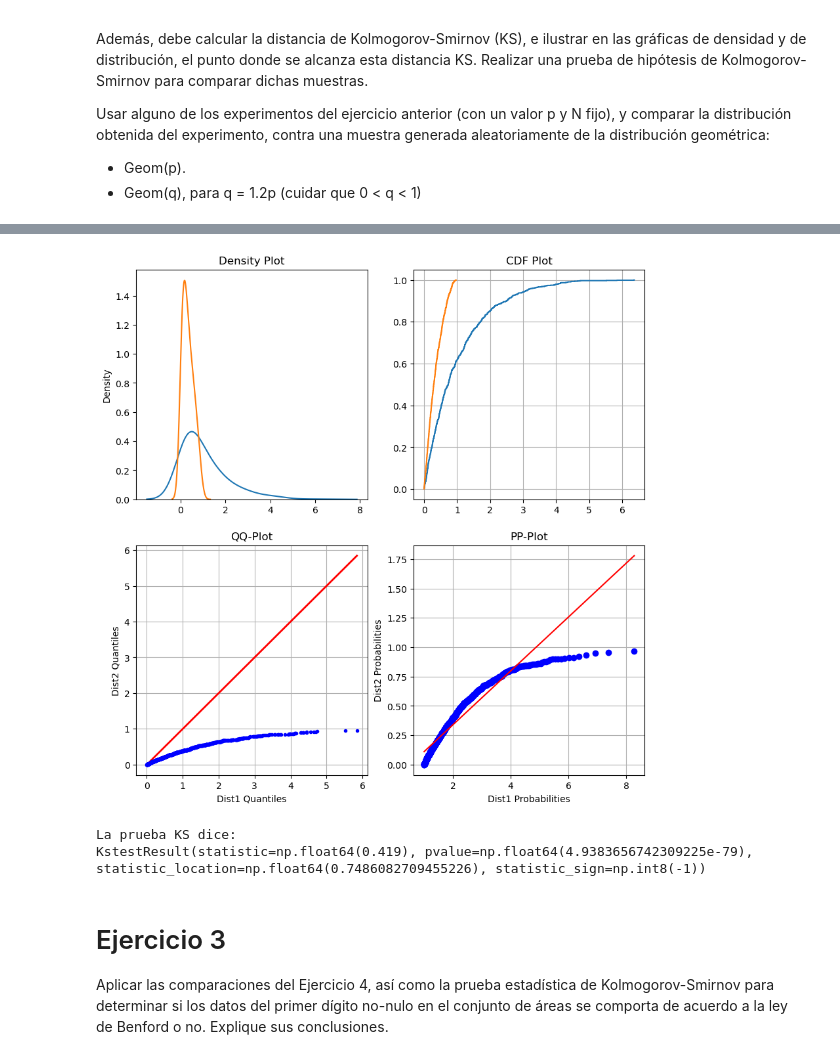
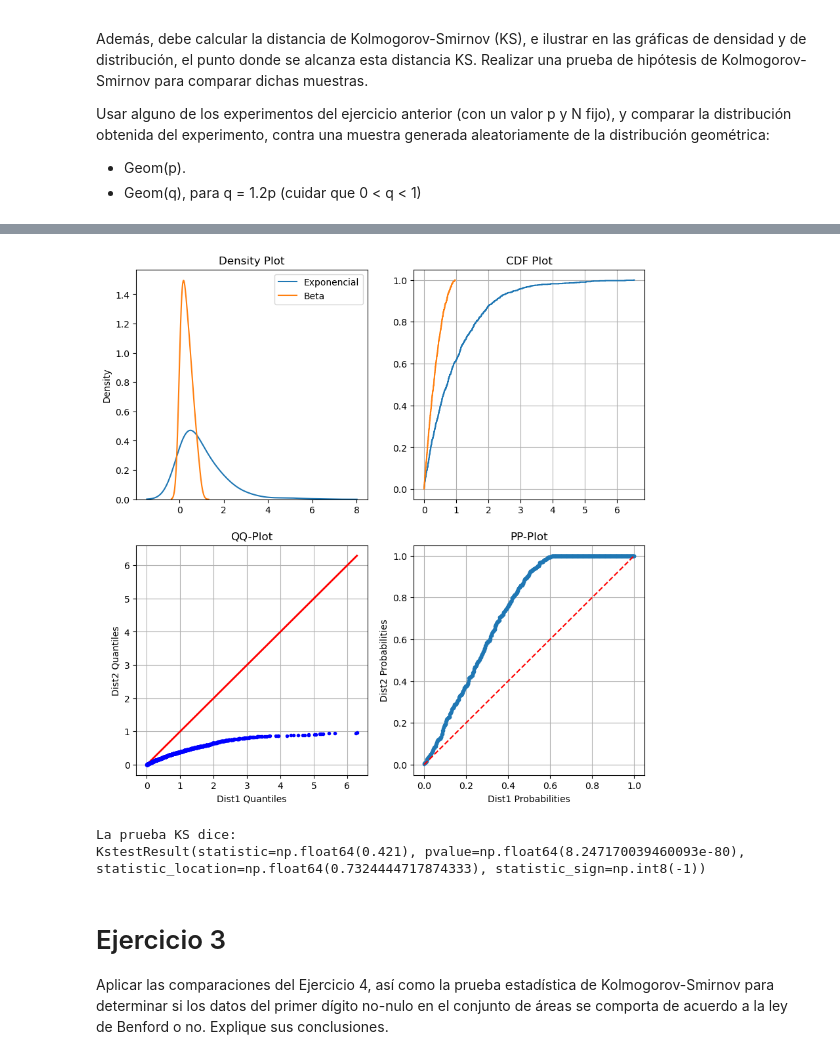
Before and after one commit to ElrohirGT/Lab2AI, a Jupyter notebook: EJ2.ipynb, the cells around one changed output, grey strips where cells are left out. Saved outputs shown, nothing was run; the diff lists cells and outputs as text; code cells hidden in the pictures.

```diff
--- a/EJ2.ipynb
+++ b/EJ2.ipynb
@@ -46,10 +47,17 @@ def compareDistributions(aTitle, distA, spsProbA, bTitle, distB, spsProbB):
     x2, y2 = ecdf(distB)
     plt.figure(figsize=(10, 10))
 
+    # Distancia KS
+    # ksStat, pvalue = sps.ks_2samp(distA, distB)
+    # ks_index = np.argmax(np.abs(distA - distB))
+    # ks_x = distA[ks_index]
+    # ks_y1, ks_y2 = F1[ks_x], F2[ks_x]
+
     # Density Functions DF
     plt.subplot(2,2,1)
     sns.kdeplot(distA, bw_method=0.5, label=aTitle)
     sns.kdeplot(distB, bw_method=0.5, label=bTitle)
+    plt.legend()
     plt.title('Density Plot')
 
     # Distribution Functions CDF
@@ -65,37 +73,44 @@ def compareDistributions(aTitle, distA, spsProbA, bTitle, distB, spsProbB):
     qq1 = np.quantile(distA, qqs)
     qq2 = np.quantile(distB, qqs)
     minq = min(qq1.min(), qq2.min())
     maxq = max(qq1.max(), qq2.max())
     plt.plot([minq,maxq], [minq,maxq], 'r-', lw=2)
     plt.plot(qq1, qq2, 'b.', drawstyle='steps-post')
     plt.grid(True)
     plt.title('QQ-Plot')
     plt.xlabel('Dist1 Quantiles')
     plt.ylabel('Dist2 Quantiles')
 
     # PP-plot
     plt.subplot(2,2,4)
-    sps.probplot(distB, dist=spsProbA, plot=plt)
+    sorted_data1 = np.sort(distA)
+    sorted_data2 = np.sort(distB)
+
+    cdf_data1 = np.array([sps.percentileofscore(sorted_data2, x, kind='mean') for x in sorted_data1]) / 100
+    cdf_data2 = np.linspace(0, 1, len(sorted_data1))  # Uniformly spaced percentiles
+
+    plt.plot(cdf_data2, cdf_data1, 'o', markersize=3, label="PP-Plot")
+    plt.plot([0, 1], [0, 1], 'r--', label="45-degree line (Perfect Match)")
     plt.grid(True)
     plt.title('PP-Plot')
     plt.xlabel('Dist1 Probabilities')
     plt.ylabel('Dist2 Probabilities')
 
     plt.show()
 
     print("La prueba KS dice:")
     print(sps.kstest(distA, distB))
 
 size = 1000
 rng = np.random.default_rng()
 exp = rng.exponential(size=size)
 beta = rng.beta(1, 2, size=size)
 
 compareDistributions("Exponencial", exp, sps.expon(1), "Beta", beta, sps.beta(1,2))
 # %% [output]
-[figure, old version]
+[figure, new version]
 La prueba KS dice:
-KstestResult(statistic=np.float64(0.419), pvalue=np.float64(4.9383656742309225e-79), statistic_location=np.float64(0.7486082709455226), statistic_sign=np.int8(-1))
+KstestResult(statistic=np.float64(0.421), pvalue=np.float64(8.247170039460093e-80), statistic_location=np.float64(0.7324444717874333), statistic_sign=np.int8(-1))
 # %% [markdown]
 # Ejercicio 3
 
```
Also changed, not shown: parts of 2 cells of this notebook.
